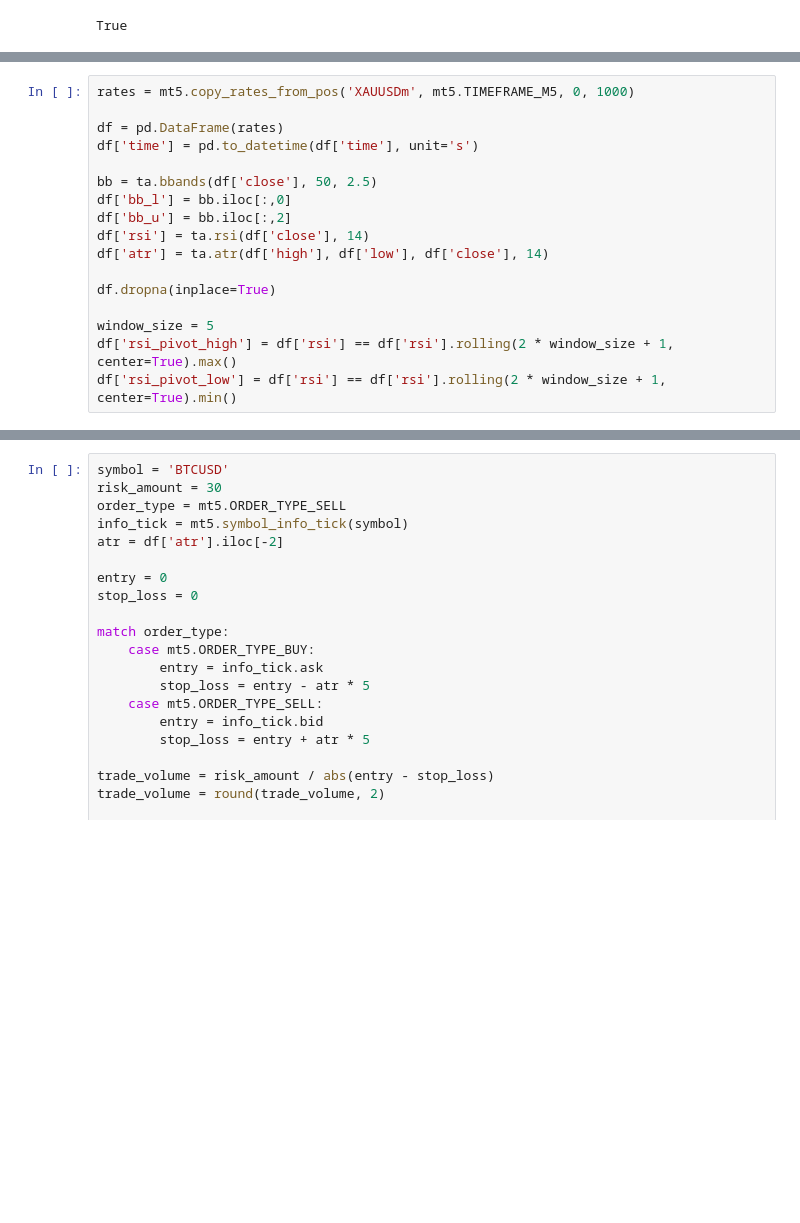
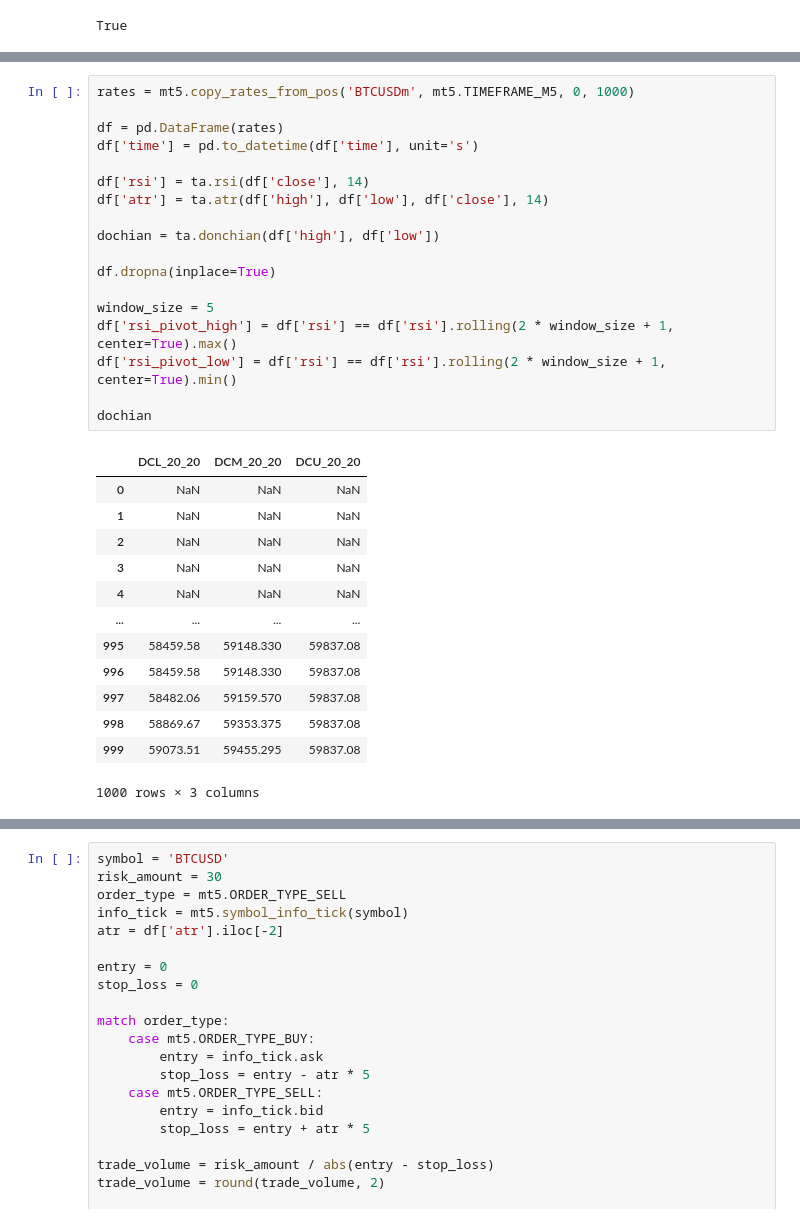
Before and after one commit to nguyenvantat1182002/rsi-signal-bot, a Jupyter notebook: rsi-signal-bot.ipynb, the cells around one changed output, grey strips where cells are left out. Drawn from its saved outputs; the diff is of its cells as text; blank space fills up the shorter version.

```diff
--- a/rsi-signal-bot.ipynb
+++ b/rsi-signal-bot.ipynb
@@ -107,20 +99,35 @@ Error:
 # %%
-rates = mt5.copy_rates_from_pos('XAUUSDm', mt5.TIMEFRAME_M5, 0, 1000)
+rates = mt5.copy_rates_from_pos('BTCUSDm', mt5.TIMEFRAME_M5, 0, 1000)
 
 df = pd.DataFrame(rates)
 df['time'] = pd.to_datetime(df['time'], unit='s')
 
-bb = ta.bbands(df['close'], 50, 2.5)
-df['bb_l'] = bb.iloc[:,0]
-df['bb_u'] = bb.iloc[:,2]
 df['rsi'] = ta.rsi(df['close'], 14)
 df['atr'] = ta.atr(df['high'], df['low'], df['close'], 14)
+
+dochian = ta.donchian(df['high'], df['low'])
 
 df.dropna(inplace=True)
 
 window_size = 5
 df['rsi_pivot_high'] = df['rsi'] == df['rsi'].rolling(2 * window_size + 1, center=True).max()
 df['rsi_pivot_low'] = df['rsi'] == df['rsi'].rolling(2 * window_size + 1, center=True).min()
+
+dochian
+# %% [output]
+|  | DCL_20_20 | DCM_20_20 | DCU_20_20 |
+| 0 | NaN | NaN | NaN |
+| 1 | NaN | NaN | NaN |
+| 2 | NaN | NaN | NaN |
+| 3 | NaN | NaN | NaN |
+| 4 | NaN | NaN | NaN |
+| ... | ... | ... | ... |
+| 995 | 58459.58 | 59148.330 | 59837.08 |
+| 996 | 58459.58 | 59148.330 | 59837.08 |
+| 997 | 58482.06 | 59159.570 | 59837.08 |
+| 998 | 58869.67 | 59353.375 | 59837.08 |
+| 999 | 59073.51 | 59455.295 | 59837.08 |
+1000 rows × 3 columns
 # %%
 df = df.tail(200)
 df.set_index(df['time'], inplace=True)
```
Also changed, not shown: parts of 2 cells of this notebook, 4 other files.
